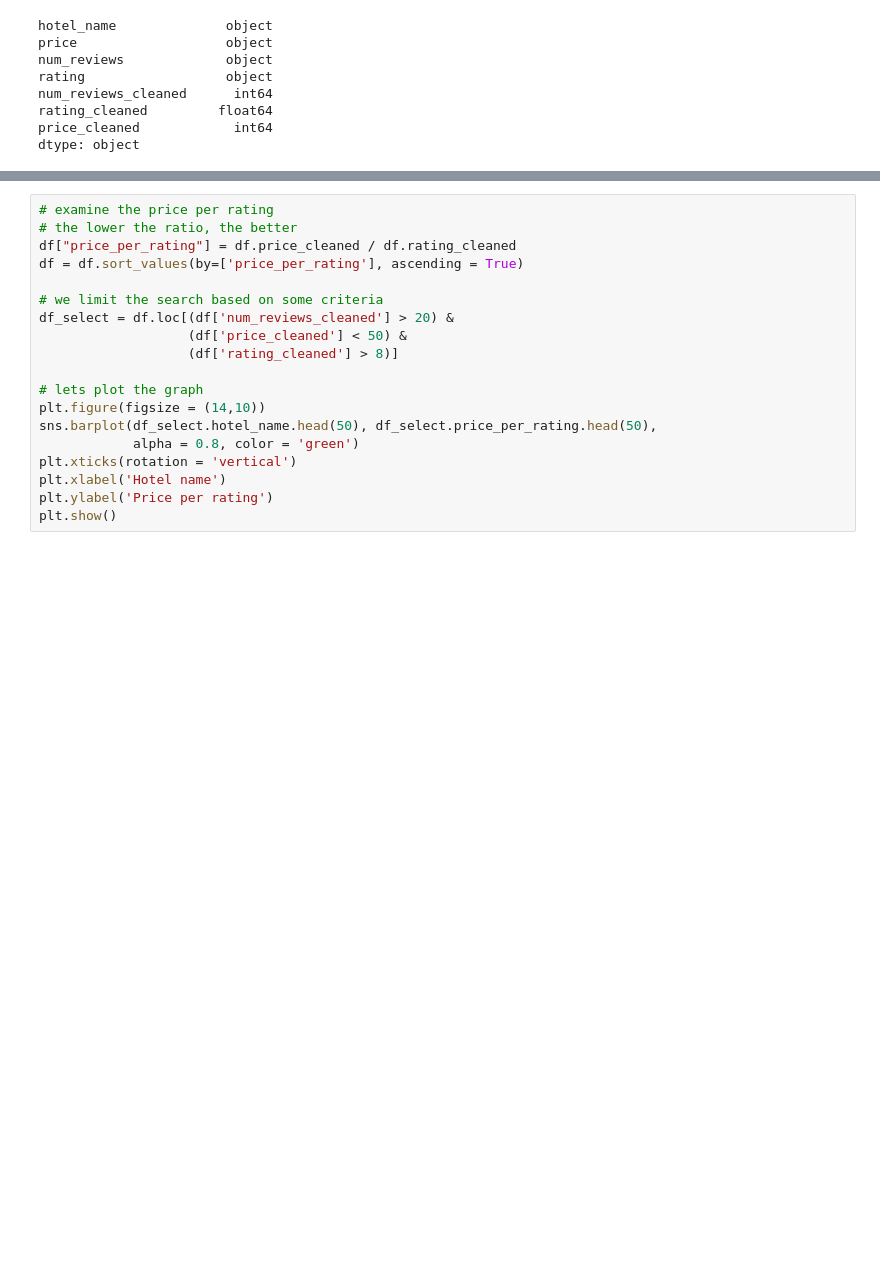
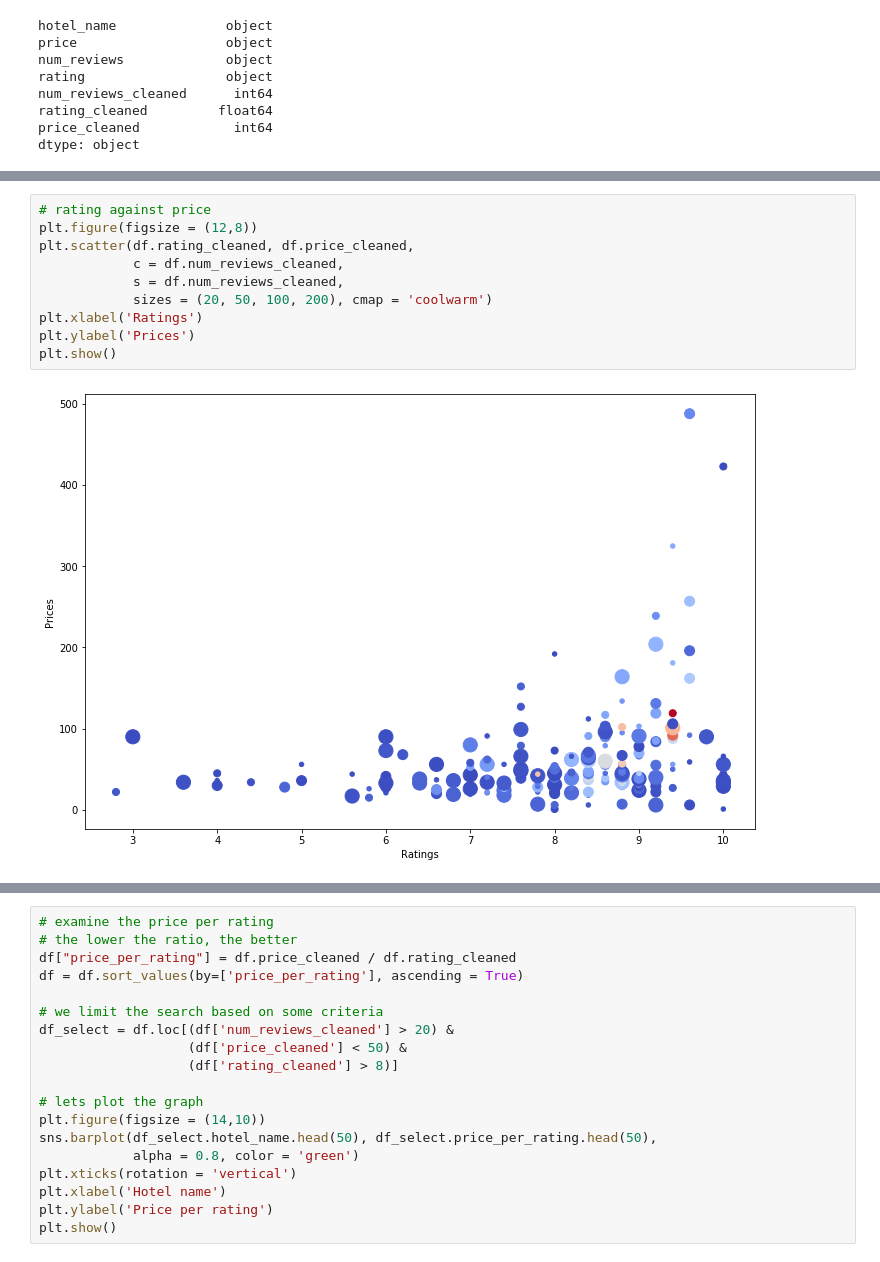
Before and after one commit to KelvinHwee/Machine-Learning, a Jupyter notebook: hotels(dot)com_webscraping_selenium.ipynb, the cells around one changed output, grey strips where cells are left out. Cells and saved outputs as stored; diff of their text form; blank space fills up the shorter version.

```diff
--- a/hotels(dot)com_webscraping_selenium.ipynb
+++ b/hotels(dot)com_webscraping_selenium.ipynb
@@ -134,0 +151,12 @@ dtype: object
+# %%
+# rating against price
+plt.figure(figsize = (12,8))
+plt.scatter(df.rating_cleaned, df.price_cleaned,
+			c = df.num_reviews_cleaned,
+			s = df.num_reviews_cleaned,
+			sizes = (20, 50, 100, 200), cmap = 'coolwarm')
+plt.xlabel('Ratings')
+plt.ylabel('Prices')
+plt.show()
+# %% [output]
+[figure, added]
```
Also changed, not shown: parts of 4 cells of this notebook.
